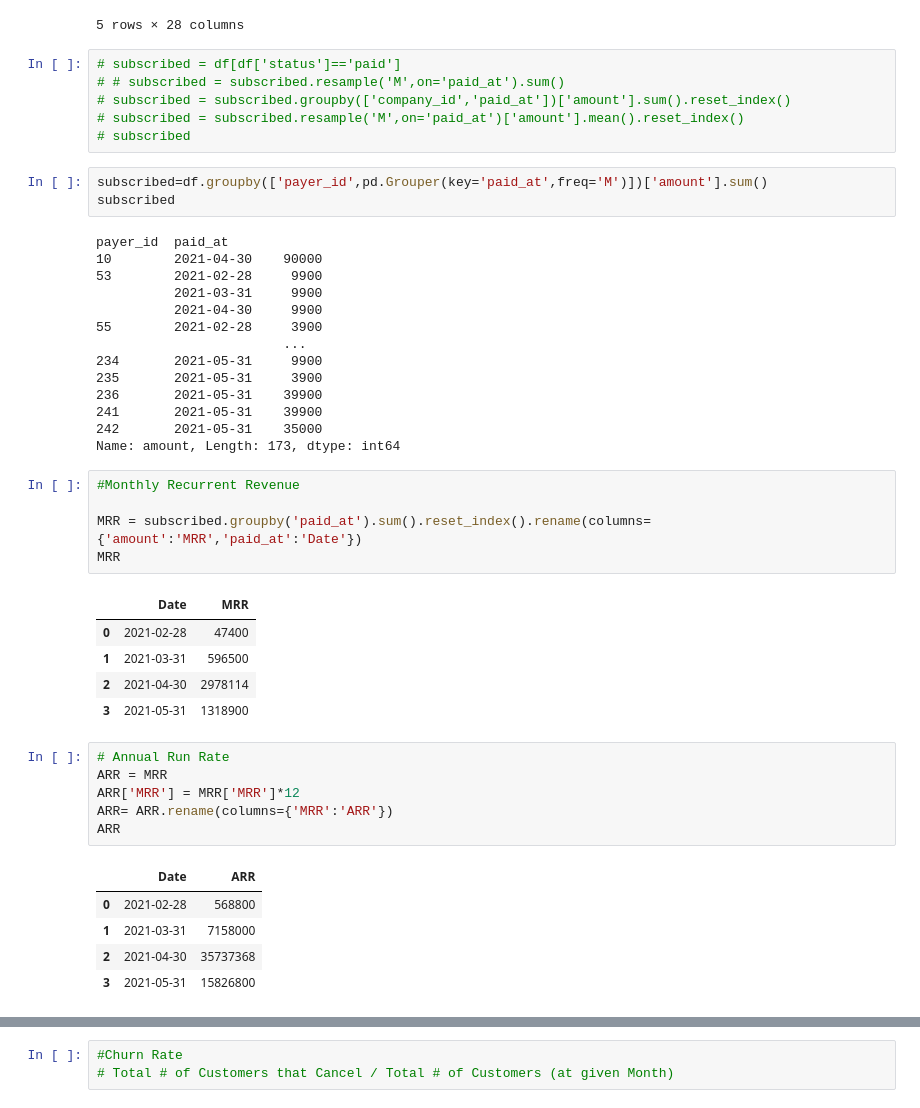
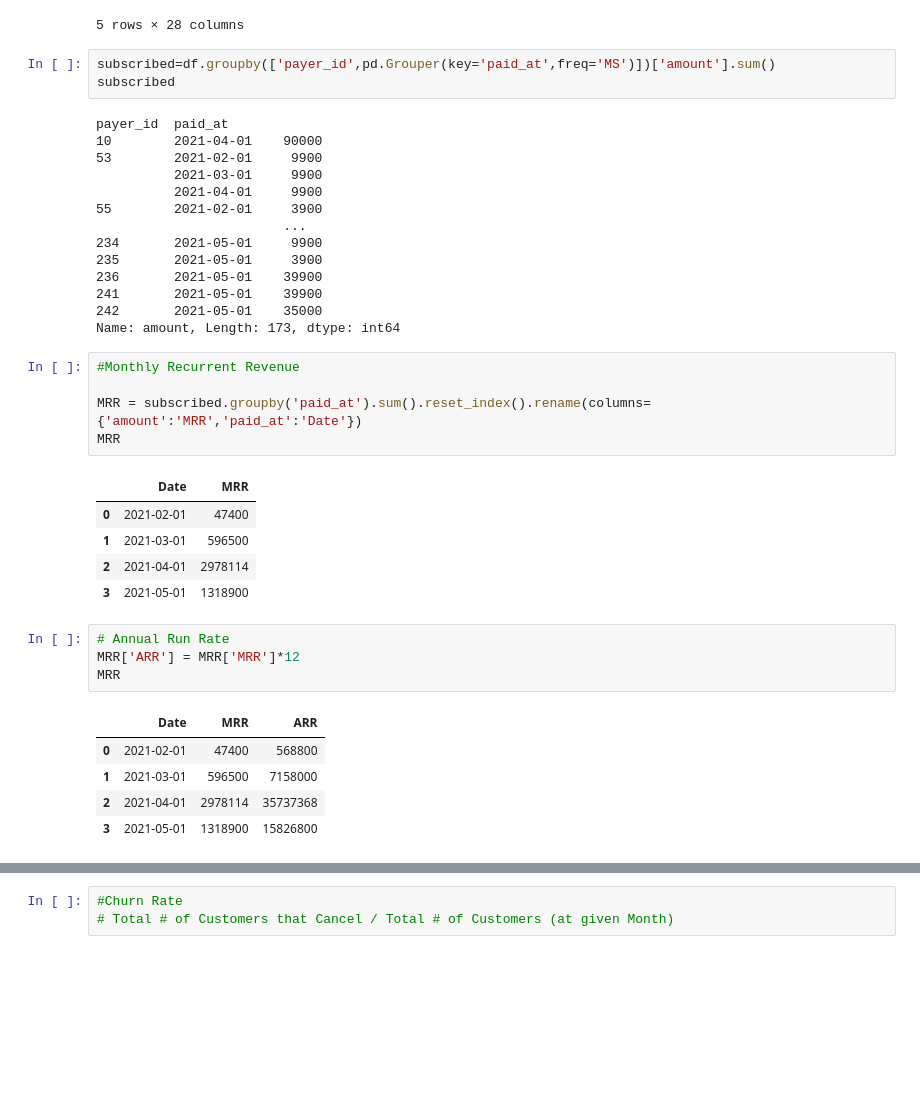
Before and after one commit to juanpanu-zz/SaaS_Metrics, a Jupyter notebook: data_app.ipynb, the cells around one changed output, grey strips where cells are left out. Saved outputs shown, nothing was run; the diff lists cells and outputs as text; blank space fills up the shorter version.

```diff
--- a/data_app.ipynb
+++ b/data_app.ipynb
@@ -35,28 +35,22 @@ df.head()
 | 46 | App\Models\Companies\Subscription | 68 | failed | NaT | 2021-02-26 20:45:48 | Tarjeta rechazada. | 3900 | 3390 | 2021-02-26 20:45:48 | ... |
 | 40 | App\Models\Companies\Subscription | 61 | paid | 2021-02-23 15:55:20 | NaT | NaN | 3900 | 3390 | 2021-02-23 15:55:20 | ... |
 5 rows × 28 columns
-# %%
-# subscribed = df[df['status']=='paid']
-# # subscribed = subscribed.resample('M',on='paid_at').sum()
-# subscribed = subscribed.groupby(['company_id','paid_at'])['amount'].sum().reset_index()
-# subscribed = subscribed.resample('M',on='paid_at')['amount'].mean().reset_index()
-# subscribed
 # %%
-subscribed=df.groupby(['payer_id',pd.Grouper(key='paid_at',freq='M')])['amount'].sum()
+subscribed=df.groupby(['payer_id',pd.Grouper(key='paid_at',freq='MS')])['amount'].sum()
 subscribed
 # %% [output]
 payer_id  paid_at
-10        2021-04-30    90000
-53        2021-02-28     9900
-          2021-03-31     9900
-          2021-04-30     9900
-55        2021-02-28     3900
+10        2021-04-01    90000
+53        2021-02-01     9900
+          2021-03-01     9900
+          2021-04-01     9900
+55        2021-02-01     3900
                         ...
-234       2021-05-31     9900
-235       2021-05-31     3900
-236       2021-05-31    39900
-241       2021-05-31    39900
-242       2021-05-31    35000
+234       2021-05-01     9900
+235       2021-05-01     3900
+236       2021-05-01    39900
+241       2021-05-01    39900
+242       2021-05-01    35000
 Name: amount, Length: 173, dtype: int64
 # %%
 #Monthly Recurrent Revenue
@@ -65,22 +59,20 @@ MRR = subscribed.groupby('paid_at').sum().reset_index().rename(columns={'amount'
 MRR
 # %% [output]
 |  | Date | MRR |
-| 0 | 2021-02-28 | 47400 |
-| 1 | 2021-03-31 | 596500 |
-| 2 | 2021-04-30 | 2978114 |
-| 3 | 2021-05-31 | 1318900 |
+| 0 | 2021-02-01 | 47400 |
+| 1 | 2021-03-01 | 596500 |
+| 2 | 2021-04-01 | 2978114 |
+| 3 | 2021-05-01 | 1318900 |
 # %%
 # Annual Run Rate
-ARR = MRR
-ARR['MRR'] = MRR['MRR']*12
-ARR= ARR.rename(columns={'MRR':'ARR'})
-ARR
+MRR['ARR'] = MRR['MRR']*12
+MRR
 # %% [output]
-|  | Date | ARR |
-| 0 | 2021-02-28 | 568800 |
-| 1 | 2021-03-31 | 7158000 |
-| 2 | 2021-04-30 | 35737368 |
-| 3 | 2021-05-31 | 15826800 |
+|  | Date | MRR | ARR |
+| 0 | 2021-02-01 | 47400 | 568800 |
+| 1 | 2021-03-01 | 596500 | 7158000 |
+| 2 | 2021-04-01 | 2978114 | 35737368 |
+| 3 | 2021-05-01 | 1318900 | 15826800 |
 # %%
 # Average Revenue per User
 ARPU = subscribed.groupby('paid_at').mean().reset_index().rename(columns={'amount':'ARPU','paid_at':'Date'})
```
Also changed, not shown: parts of 13 cells of this notebook.
